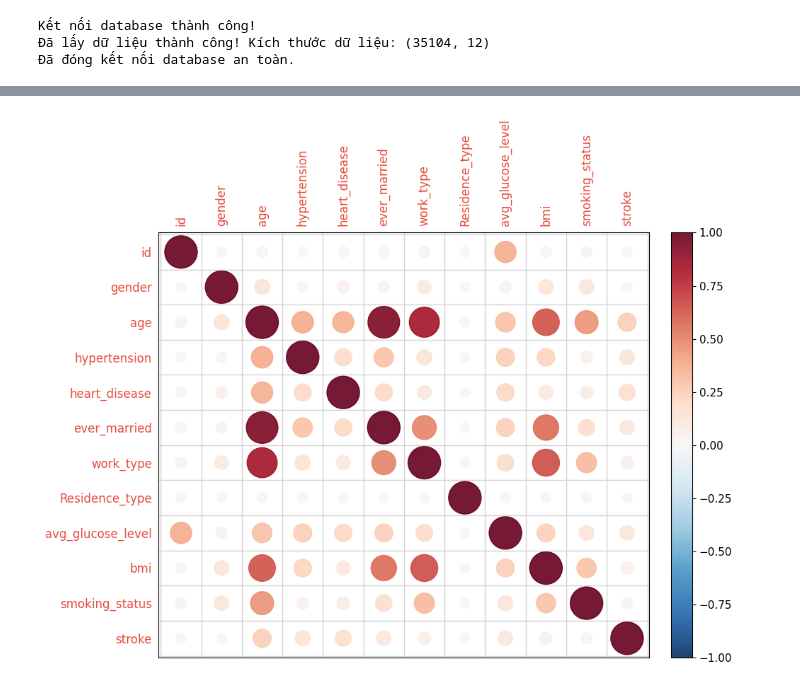
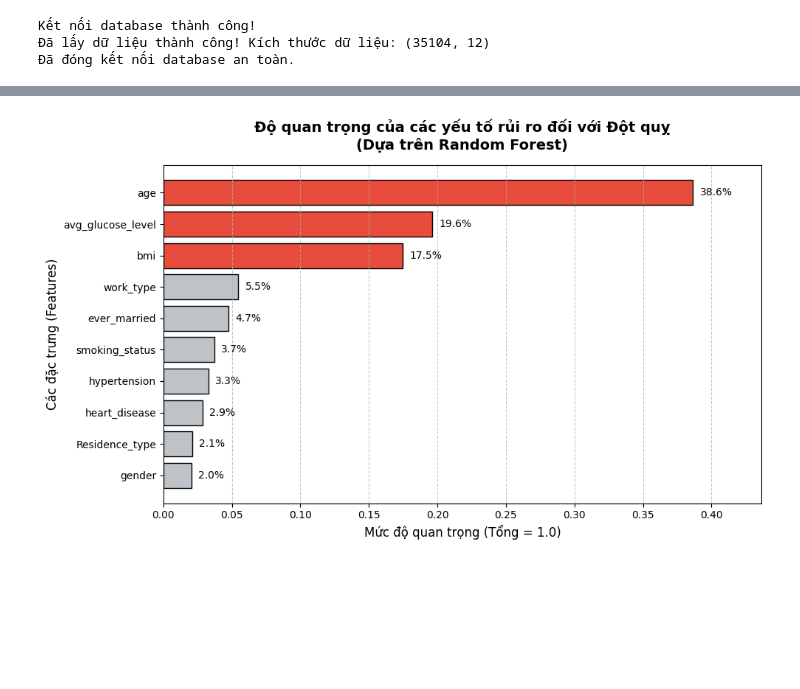
Before and after one commit to nguyendao16/nguyendao16-ADY-Group5-FinalProject, a Jupyter notebook: Correlation matrix.ipynb, the cells around one changed output, grey strips where cells are left out. Drawn from its saved outputs; the diff is of its cells as text; code cells hidden in the pictures; blank space fills up the shorter version.

Commit message:
Correlation matrix

```diff
--- a/Correlation matrix.ipynb
+++ b/Correlation matrix.ipynb
@@ -52,12 +53,16 @@ Kết nối database thành công!
 Đã lấy dữ liệu thành công! Kích thước dữ liệu: (35104, 12)
 Đã đóng kết nối database an toàn.
 # %%
-# Tạo bản sao để không làm ảnh hưởng dữ liệu gốc
 df_encoded = df.copy()
 
-# Xóa cột 'id' nếu có vì không dùng để tính tương quan
+# Xóa cột 'id' vì id không mang giá trị dự đoán
 if 'id' in df_encoded.columns:
     df_encoded.drop('id', axis=1, inplace=True)
+
+# Xử lý dữ liệu bị thiếu (Missing Values)
+# Cột 'bmi' thường có giá trị NaN, thuật toán cây không nhận giá trị rỗng nên cần điền vào
+if df_encoded['bmi'].isnull().sum() > 0:
+    df_encoded['bmi'] = df_encoded['bmi'].fillna(df_encoded['bmi'].median())
 
 # Mã hóa các cột dạng text sang số (Label Encoding)
 cat_columns = ['gender', 'ever_married', 'work_type', 'Residence_type', 'smoking_status']
@@ -66,57 +71,56 @@ for col in cat_columns:
     if col in df_encoded.columns:
         df_encoded[col] = le.fit_transform(df_encoded[col].astype(str))
 
-# 2. TÍNH MA TRẬN TƯƠNG QUAN
-# Tính ma trận tương quan phik thẳng trên DataFrame gốc (không cần LabelEncoder)
-corr_matrix = df.phik_matrix()
+# 3. HUẤN LUYỆN MÔ HÌNH RANDOM FOREST
+# Tách biến độc lập (X) và biến mục tiêu (y)
+X = df_encoded.drop('stroke', axis=1)
+y = df_encoded['stroke']
 
-# 3. VẼ BIỂU ĐỒ BONG BÓNG (BUBBLE CORRELATION MATRIX)
-fig, ax = plt.subplots(figsize=(10, 8))
+print("Đang huấn luyện mô hình Random Forest để trích xuất độ quan trọng...")
+# Dùng class_weight='balanced' để mô hình chú trọng hơn vào nhóm thiểu số (stroke = 1)
+rf_model = RandomForestClassifier(n_estimators=100, random_state=42, class_weight='balanced')
+rf_model.fit(X, y)
 
-columns = corr_matrix.columns
-n = len(columns)
+# 4. TRÍCH XUẤT VÀ TRỰC QUAN HÓA FEATURE IMPORTANCE
+importances = rf_model.feature_importances_
 
-# Lưới tọa độ cho các bong bóng
-x, y = np.meshgrid(np.arange(n), np.arange(n))
+# Tạo DataFrame để dễ thao tác và sắp xếp
+feature_importance_df = pd.DataFrame({
+    'Feature': X.columns,
+    'Importance': importances
+}).sort_values(by='Importance', ascending=True) # Sắp xếp tăng dần để vẽ biểu đồ ngang từ dưới lên
 
-# Làm phẳng ma trận tương quan để đưa vào đồ thị scatter
-c = corr_matrix.values.flatten()
-# Kích thước bong bóng tỷ lệ thuận với giá trị tuyệt đối của hệ số tương quan
-size = np.abs(c) * 1000 +100
+# In ra màn hình console dạng số liệu chi tiết
+print("\n--- MỨC ĐỘ QUAN TRỌNG CỦA CÁC ĐẶC TRƯNG VỚI ĐỘT QUỴ ---")
+for index, row in feature_importance_df.sort_values(by='Importance', ascending=False).iterrows():
+    print(f"{row['Feature']:<20}: {row['Importance']:.4f} ({(row['Importance']*100):.2f}%)")
 
-# Bản đồ màu (colormap): 'RdBu_r' là Reversed Red-Blue
-cmap = plt.get_cmap('RdBu_r')
+# 5. VẼ BIỂU ĐỒ THANH NGANG (BAR CHART)
+fig, ax = plt.subplots(figsize=(10, 6))
 
-# Vẽ các bong bóng
-scatter = ax.scatter(x.flatten(), y.flatten(), s=size, c=c, cmap=cmap, vmin=-1, vmax=1, alpha=0.9)
+# Đổi màu nổi bật (đỏ) cho 3 biến quan trọng nhất, các biến còn lại màu xám
+colors = ['#BDC3C7' if i < (len(feature_importance_df)-3) else '#E74C3C' for i in range(len(feature_importance_df))]
 
-# Định dạng trục tọa độ
-ax.set_xticks(np.arange(n))
-ax.set_yticks(np.arange(n))
+bars = ax.barh(feature_importance_df['Feature'], feature_importance_df['Importance'], color=colors, edgecolor='black')
 
-# Đặt tên các trục
-ax.set_xticklabels(columns, rotation=90, fontsize=12, color='#E74C3C')
-ax.set_yticklabels(columns, fontsize=12, color='#E74C3C')
-ax.xaxis.tick_top()
-ax.invert_yaxis() # Đảo ngược trục y để đường chéo chính đi từ góc trên trái xuống dưới phải
+# Định dạng biểu đồ
+ax.set_title('Độ quan trọng của các yếu tố rủi ro đối với Đột quỵ\n(Dựa trên Random Forest)', fontsize=14, fontweight='bold', pad=15)
+ax.set_xlabel('Mức độ quan trọng (Tổng = 1.0)', fontsize=12)
+ax.set_ylabel('Các đặc trưng (Features)', fontsize=12)
 
-# Tạo lưới ô vuông mờ phía sau
-ax.set_xticks(np.arange(n+1)-0.5, minor=True)
-ax.set_yticks(np.arange(n+1)-0.5, minor=True)
-ax.grid(which="minor", color="lightgray", linestyle='-', linewidth=1)
-ax.tick_params(which="minor", bottom=False, left=False, top=False, right=False)
-ax.tick_params(which="major", bottom=False, left=False, top=False, right=False)
+# Thêm lưới dọc mờ để dễ dóng thước
+ax.grid(axis='x', linestyle='--', alpha=0.7)
 
-# Thêm thanh màu (Colorbar)
-cbar = plt.colorbar(scatter, ax=ax, fraction=0.046, pad=0.04)
-cbar.ax.tick_params(labelsize=11)
+# Ghi chú phần trăm (%) trực tiếp lên từng thanh bar
+for bar in bars:
+    width = bar.get_width()
+    ax.text(width + 0.005, bar.get_y() + bar.get_height()/2,
+            f"{(width*100):.1f}%",
+            va='center', fontsize=10)
+
+# Mở rộng giới hạn trục X một chút để số phần trăm không bị cắt mất
+ax.set_xlim(0, max(feature_importance_df['Importance']) + 0.05)
 
 plt.tight_layout()
 plt.show()
-
-# 4. IN RA TƯƠNG QUAN VỚI BIẾN STROKE
-if 'stroke' in corr_matrix.columns:
-    print("\n--- MỨC ĐỘ TƯƠNG QUAN VỚI BIẾN 'STROKE' ---")
-    stroke_corr = corr_matrix['stroke'].drop('stroke').sort_values(ascending=False)
-    print(stroke_corr)
 # %% [output]
@@ -124 +140 @@ interval columns not set, guessing: ['id', 'age', 'hypertension', 'heart_disease
-[figure, old version]
+[figure, new version]
```
Also changed, not shown: parts of 2 cells of this notebook.
